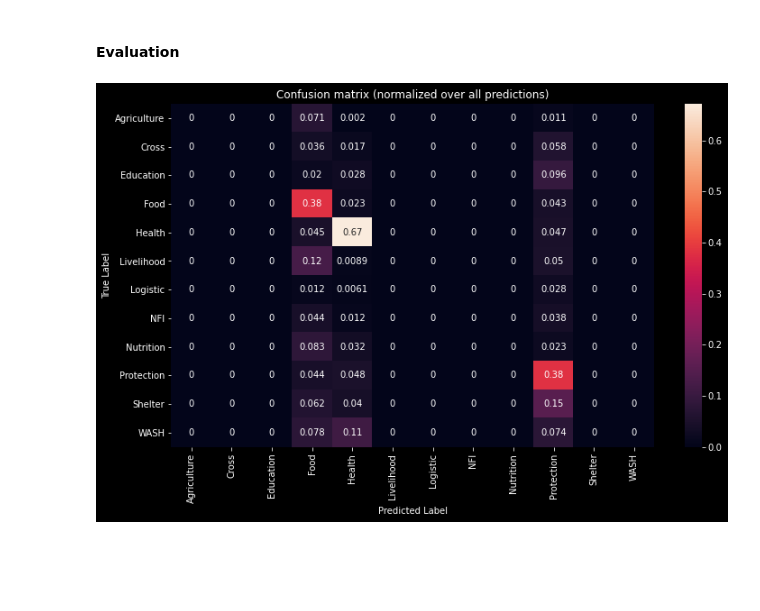
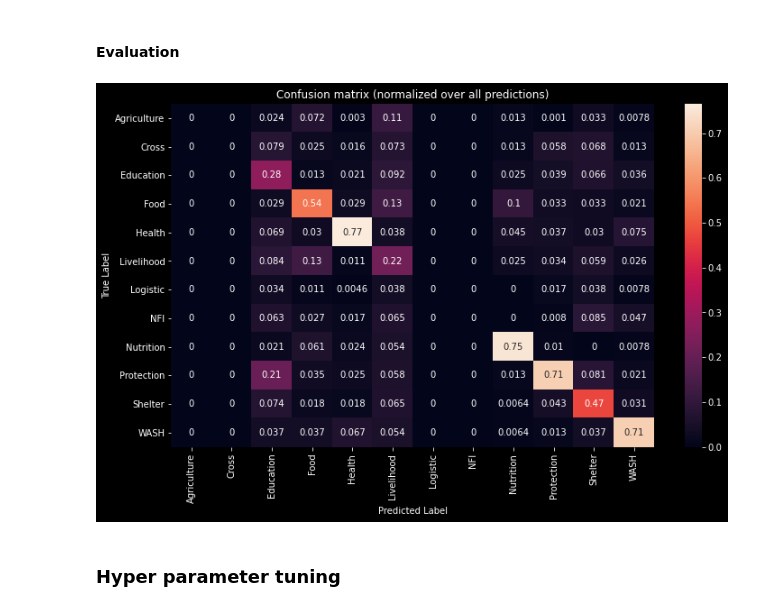
Before and after one commit to lukaskurz/nlp_deeplearning_2022, a Jupyter notebook: Assignment1_Classification.ipynb, the cells around one changed output. Drawn from its saved outputs; the diff is of its cells as text; code cells hidden in the pictures; blank space fills up the shorter version.

```diff
--- a/Assignment1_Classification.ipynb
+++ b/Assignment1_Classification.ipynb
@@ -583,6 +583,9 @@ class Params():
         hidden_dim: int = 128,
         num_layers: int = 2,
         dropout: float = 0.2,
+        freeze_weights: bool = False,
+        random_embedding: bool = False,
+        bidirectional: bool = False,
         ):
 
         self.optimizer = optimizer
@@ -599,6 +602,9 @@ class Params():
         self.hidden_dim = hidden_dim
         self.num_layers = num_layers
         self.dropout = dropout
+        self.freeze_weights = freeze_weights
+        self.random_embedding = random_embedding
+        self.bidirectional = bidirectional
 # %% [markdown]
 #### Train and test loop
 # %%
@@ -897,19 +894,19 @@ class ClassificationRNNModel(torch.nn.Module):
 # %%
 params = Params(
         tokenizer=LemmaTokenizer(),
-        cut_off_threshold = 1e-5,
-        max_document_length=150,
+        cut_off_threshold = 1e-6,
+        max_document_length=50,
         # max_document_length=20,
         batch_size=5,
-        num_epochs=30,
-        early_stopping_patience=5,
+        num_epochs=40,
+        early_stopping_patience=10,
         learning_rate=1e-4,
         optimizer=torch.optim.Adam,
         device=torch.device("cuda" if torch.cuda.is_available() else "cpu"),
         loss_function=torch.nn.CrossEntropyLoss(),
-        hidden_dim = 200,
+        hidden_dim = 600,
         num_layers = 1,
-        dropout = 0.0
+        dropout = 0.2
     )
 # %%
 # get the dictionary
@@ -953,32 +940,37 @@ Test set accuracy: 0.4559649229180395
 # %% [markdown]
 #### Evaluation
 # %%
-y_pred = []
-y_true = []
+def show_confusion_matrix(model, test_dataloader, params):
+    y_pred = []
+    y_true = []
 
-model.eval()
-with torch.no_grad():
-        for x, y in test_dataloader:
-            x = x.to(params.device)
-            y = y.to(params.device)
+    model.eval()
+    with torch.no_grad():
+            for x, y in test_dataloader:
+                x = x.to(params.device)
+                y = y.to(params.device)
 
-            y_hat = model.forward(x, params.device)
-            y_hat_idx = torch.argmax(y_hat, axis=1)
-            y_pred.extend(y_hat_idx.cpu().numpy())
-            y_true.extend(y.cpu().numpy())
+                y_hat = model.forward(x, params.device)
+                y_hat_idx = torch.argmax(y_hat, axis=1)
+                y_pred.extend(y_hat_idx.cpu().numpy())
+                y_true.extend(y.cpu().numpy())
 
-# constant for classes
-classes = label_df['label'].values
+    # constant for classes
+    classes = label_df['label'].values
 
-# Build confusion matrix
-cf_matrix = confusion_matrix(y_true, y_pred)
-df_cm = pd.DataFrame(np.nan_to_num(cf_matrix/np.sum(cf_matrix, axis=0),0), index = [i for i in classes],
-                     columns = [i for i in classes])
-plt.figure(figsize = (12,7))
-sns.heatmap(df_cm, annot=True)
-plt.title('Confusion matrix (normalized over all predictions)')
-plt.ylabel('True Label')
-plt.xlabel('Predicted Label')
-plt.show()
+    # Build confusion matrix
+    cf_matrix = confusion_matrix(y_true, y_pred)
+    df_cm = pd.DataFrame(np.nan_to_num(cf_matrix/np.sum(cf_matrix, axis=0),0), index = [i for i in classes],
+                        columns = [i for i in classes])
+    plt.figure(figsize = (12,7))
+    sns.heatmap(df_cm, annot=True)
+    plt.title('Confusion matrix (normalized over all predictions)')
+    plt.ylabel('True Label')
+    plt.xlabel('Predicted Label')
+    plt.show()
+
+show_confusion_matrix(model, test_dataloader, params)
 # %% [output]
-[figure, old version]
+[figure, new version]
+# %% [markdown]
+### Hyper parameter tuning
```
Also changed, not shown: parts of 11 cells of this notebook.
